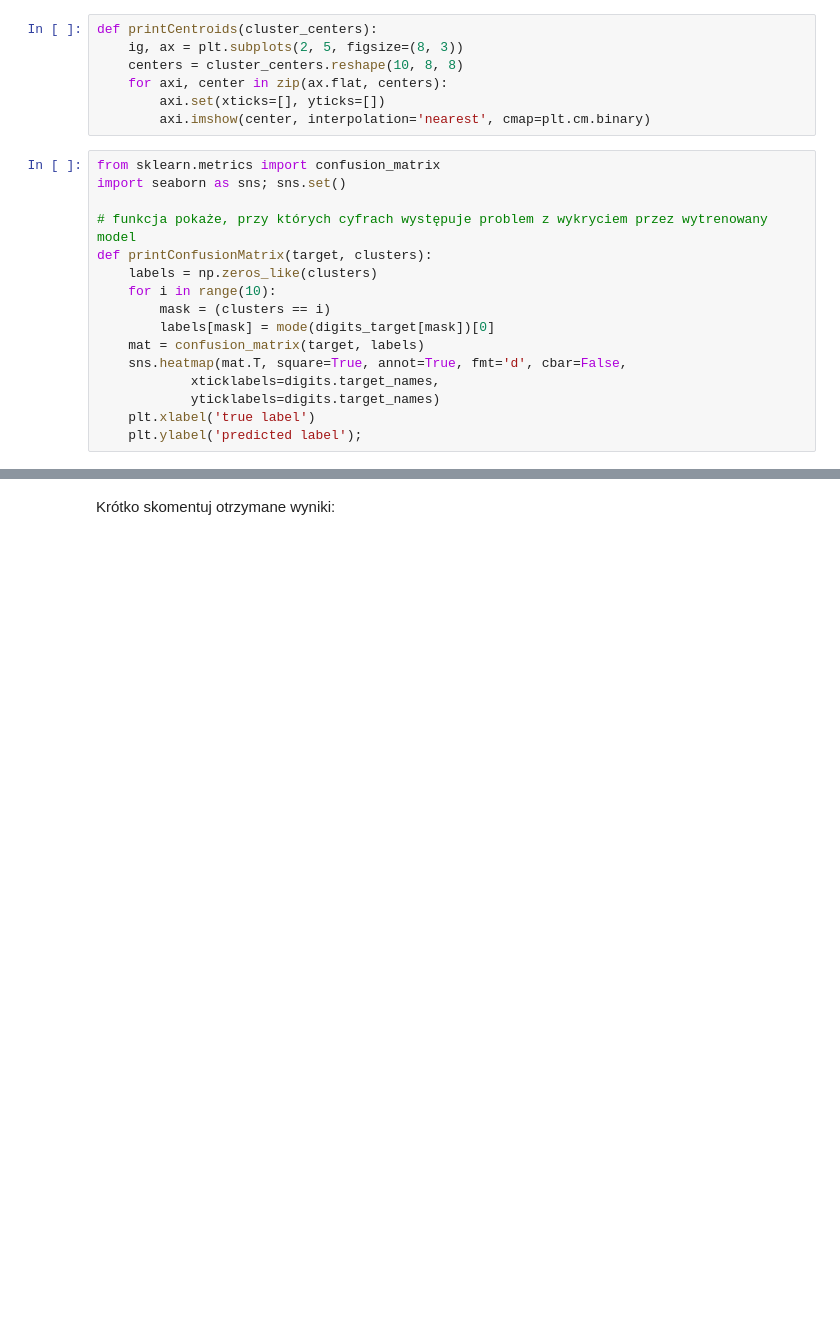
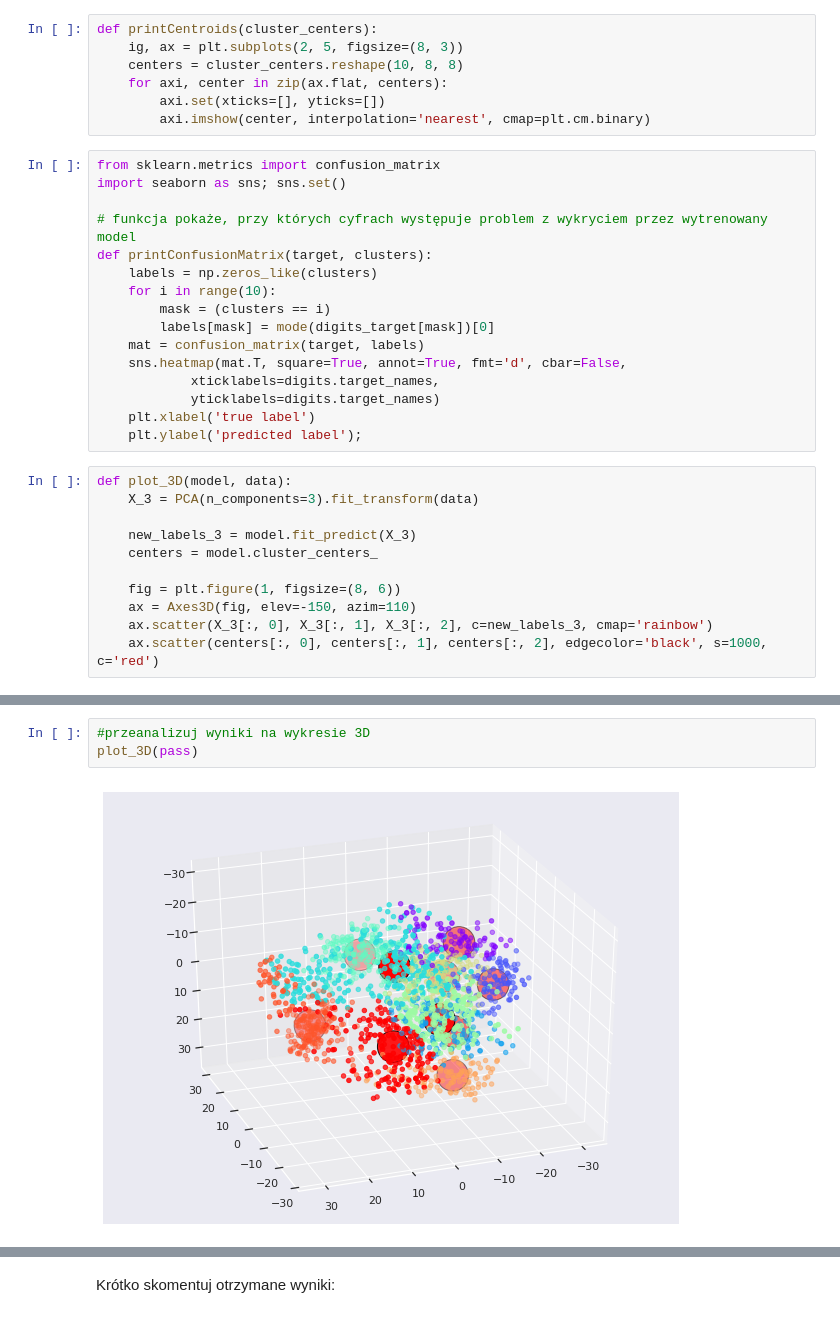
Before and after one commit to mikiisz/ml-tutorial6, a Jupyter notebook: ml_tutorial6.ipynb, the cells around one changed output, grey strips where cells are left out. Drawn from its saved outputs; the diff is of its cells as text; blank space fills up the shorter version.

```diff
--- a/ml_tutorial6.ipynb
+++ b/ml_tutorial6.ipynb
@@ -398,3 +386,14 @@ def printConfusionMatrix(target, clusters):
             yticklabels=digits.target_names)
     plt.xlabel('true label')
     plt.ylabel('predicted label');
+# %%
+def plot_3D(model, data):
+    X_3 = PCA(n_components=3).fit_transform(data)
+
+    new_labels_3 = model.fit_predict(X_3)
+    centers = model.cluster_centers_
+
+    fig = plt.figure(1, figsize=(8, 6))
+    ax = Axes3D(fig, elev=-150, azim=110)
+    ax.scatter(X_3[:, 0], X_3[:, 1], X_3[:, 2], c=new_labels_3, cmap='rainbow')
+    ax.scatter(centers[:, 0], centers[:, 1], centers[:, 2], edgecolor='black', s=1000, c='red')
@@ -409,0 +431,5 @@ printConfusionMatrix(#todo)
+# %%
+#przeanalizuj wyniki na wykresie 3D
+plot_3D(pass)
+# %% [output]
+[figure, added]
```
Also changed, not shown: parts of 12 cells of this notebook, 2 other files.
